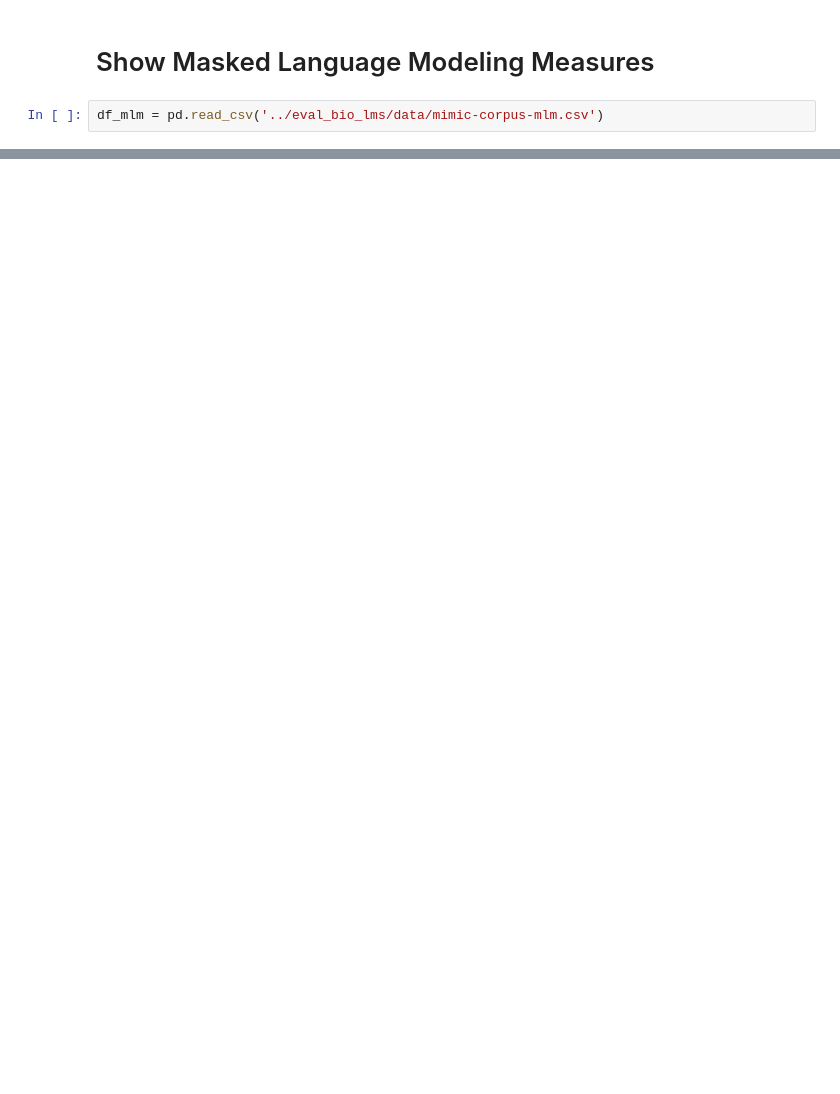
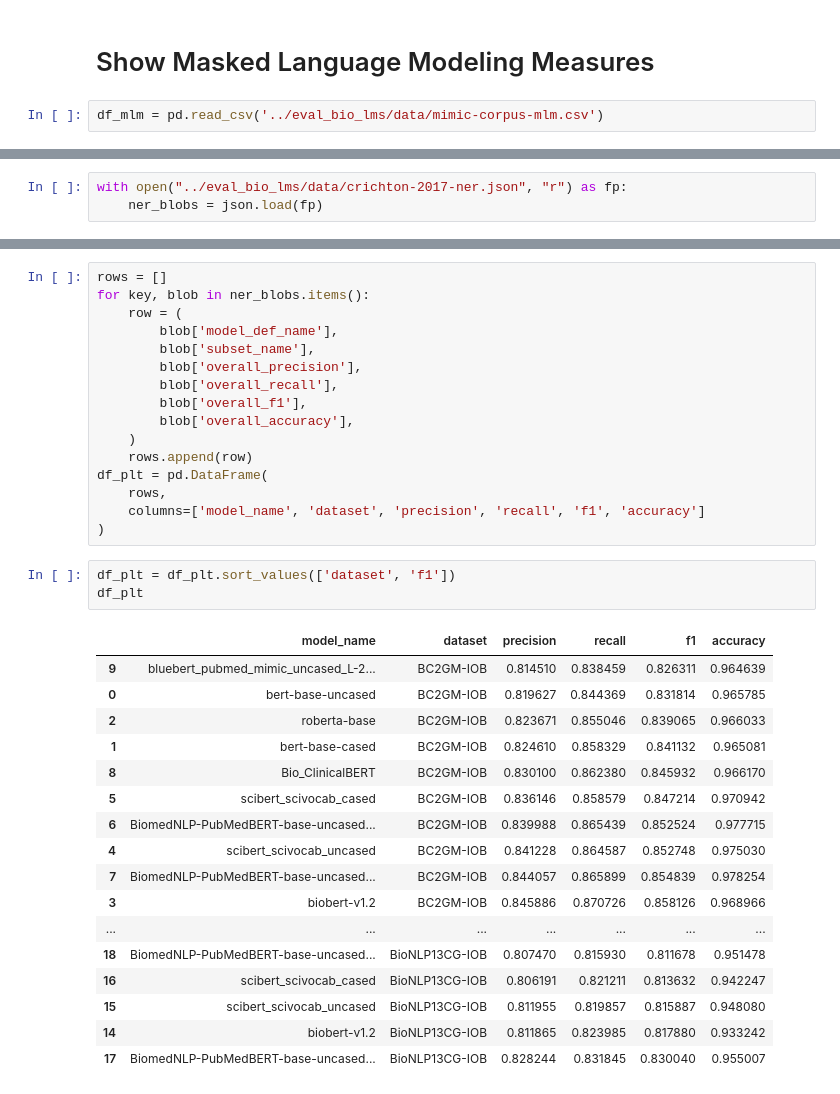
Before and after one commit to galtay/eval_bio_lms, a Jupyter notebook: notebooks/plot_results.ipynb, the cells around one changed output, grey strips where cells are left out. Cells and saved outputs as stored; diff of their text form; blank space fills up the shorter version.

```diff
--- a/notebooks/plot_results.ipynb
+++ b/notebooks/plot_results.ipynb
@@ -104,0 +111,3 @@ fig.update_xaxes(matches=None)
+# %%
+with open("../eval_bio_lms/data/crichton-2017-ner.json", "r") as fp:
+    ner_blobs = json.load(fp)
@@ -104,0 +134,37 @@ fig.update_xaxes(matches=None)
+# %%
+rows = []
+for key, blob in ner_blobs.items():
+    row = (
+        blob['model_def_name'],
+        blob['subset_name'],
+        blob['overall_precision'],
+        blob['overall_recall'],
+        blob['overall_f1'],
+        blob['overall_accuracy'],
+    )
+    rows.append(row)
+df_plt = pd.DataFrame(
+    rows,
+    columns=['model_name', 'dataset', 'precision', 'recall', 'f1', 'accuracy']
+)
+# %%
+df_plt = df_plt.sort_values(['dataset', 'f1'])
+df_plt
+# %% [output]
+|  | model_name | dataset | precision | recall | f1 | accuracy |
+| 9 | bluebert_pubmed_mimic_uncased_L-2... | BC2GM-IOB | 0.814510 | 0.838459 | 0.826311 | 0.964639 |
+| 0 | bert-base-uncased | BC2GM-IOB | 0.819627 | 0.844369 | 0.831814 | 0.965785 |
+| 2 | roberta-base | BC2GM-IOB | 0.823671 | 0.855046 | 0.839065 | 0.966033 |
+| 1 | bert-base-cased | BC2GM-IOB | 0.824610 | 0.858329 | 0.841132 | 0.965081 |
+| 8 | Bio_ClinicalBERT | BC2GM-IOB | 0.830100 | 0.862380 | 0.845932 | 0.966170 |
+| 5 | scibert_scivocab_cased | BC2GM-IOB | 0.836146 | 0.858579 | 0.847214 | 0.970942 |
+| 6 | BiomedNLP-PubMedBERT-base-uncased... | BC2GM-IOB | 0.839988 | 0.865439 | 0.852524 | 0.977715 |
+| 4 | scibert_scivocab_uncased | BC2GM-IOB | 0.841228 | 0.864587 | 0.852748 | 0.975030 |
+| 7 | BiomedNLP-PubMedBERT-base-uncased... | BC2GM-IOB | 0.844057 | 0.865899 | 0.854839 | 0.978254 |
+| 3 | biobert-v1.2 | BC2GM-IOB | 0.845886 | 0.870726 | 0.858126 | 0.968966 |
+| ... | ... | ... | ... | ... | ... | ... |
+| 18 | BiomedNLP-PubMedBERT-base-uncased... | BioNLP13CG-IOB | 0.807470 | 0.815930 | 0.811678 | 0.951478 |
+| 16 | scibert_scivocab_cased | BioNLP13CG-IOB | 0.806191 | 0.821211 | 0.813632 | 0.942247 |
+| 15 | scibert_scivocab_uncased | BioNLP13CG-IOB | 0.811955 | 0.819857 | 0.815887 | 0.948080 |
+| 14 | biobert-v1.2 | BioNLP13CG-IOB | 0.811865 | 0.823985 | 0.817880 | 0.933242 |
+| 17 | BiomedNLP-PubMedBERT-base-uncased... | BioNLP13CG-IOB | 0.828244 | 0.831845 | 0.830040 | 0.955007 |
```
Also changed, not shown: parts of 11 cells of this notebook.
